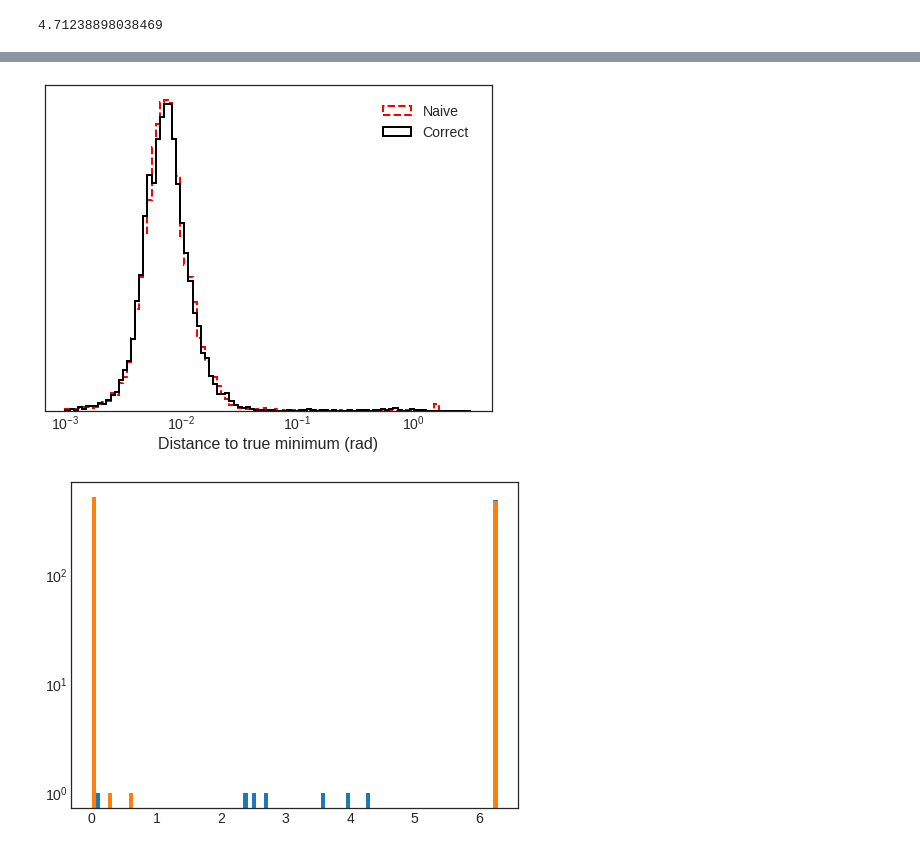
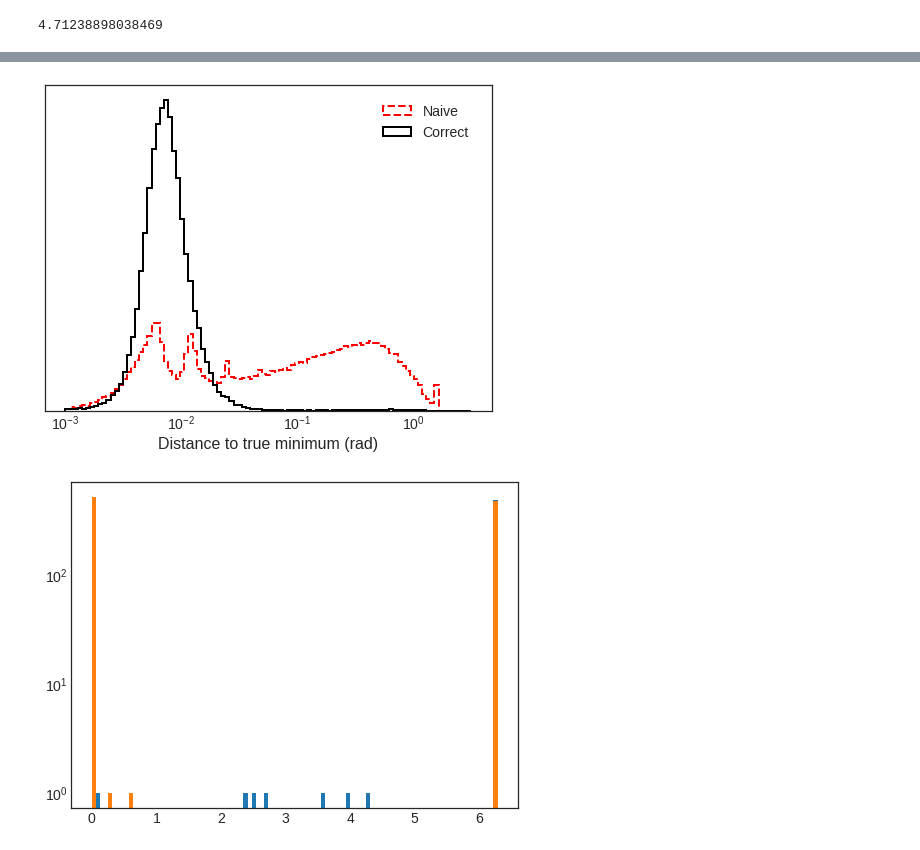
Before and after one commit to philippeller/spherical_opt, a Jupyter notebook: Simplex.ipynb, the cells around one changed output, grey strips where cells are left out. Drawn from its saved outputs; the diff is of its cells as text; code cells hidden in the pictures.

```diff
--- a/Simplex.ipynb
+++ b/Simplex.ipynb
@@ -498,8 +499,8 @@ f = periodic
 bad = False
 
 def f(x):
-    new_y, new_x = rotate_point(x[1], x[0], np.pi, 0)#np.pi)
-    if bad:
+    new_y, new_x = rotate_point(x[1], x[0], 0, 0)#np.pi)
+    if not bad:
         new_x -= np.pi
         new_x = new_x % (2*np.pi)
 
@@ -640,47 +681,38 @@ else:
 # %%
 #angular error
 
 def angular_dist(theta1, theta2, phi1, phi2):
     '''
     calculate the angular distance between two directions in spherical coords
     '''
     return np.arccos(np.cos(theta1)*np.cos(theta2) + np.sin(theta1)*np.sin(theta2)*np.cos(phi1 - phi2))
 
-if bad:
-    az = 0
-    zen = np.pi/2.
-
-else:
-    az = np.pi
-    zen = np.pi/2.
-
-dist_cart = angular_dist(zen, np.array(zen_cart), az, np.array(az_cart))
-dist_sph = angular_dist(zen, np.array(zen_sph), az, np.array(az_sph))
-
-
 
 fig, ax = plt.subplots()
 
 
 bins = np.logspace(-3,0.5,100)
-ax.hist(dist_cart, bins=bins, histtype='step', lw=2, ls='--', color='r', label='Naive')
-ax.hist(dist_sph, bins=bins, histtype='step', lw=2, color='k', label='Correct')
+ax.hist(np.array(d_cart), bins=bins, histtype='step', lw=2, ls='--', color='r', label='Naive')
+ax.hist(np.array(d_sph), bins=bins, histtype='step', lw=2, color='k', label='Correct')
 #ax.set_yscale('log')
 ax.set_xscale('log')
 
 ax.set_xlabel('Distance to true minimum (rad)')
 ax.yaxis.set_visible(False)
 
 fig.legend(loc='upper right', bbox_to_anchor=(0.77, 0.85))
 
 if bad:
     fig.savefig('dist_bad.pdf')
     fig.savefig('dist_bad.png')
+elif rand:
+    fig.savefig('dist_rand.pdf')
+    fig.savefig('dist_rand.png')
 else:
     fig.savefig('dist_good.pdf')
     fig.savefig('dist_good.png')
 # %% [output]
-[figure, old version]
+[figure, new version]
 # %%
 bins = np.linspace(0,2*np.pi,100)
 plt.hist(az_cart, bins=bins)
```
Also changed, not shown: parts of 6 cells of this notebook.
